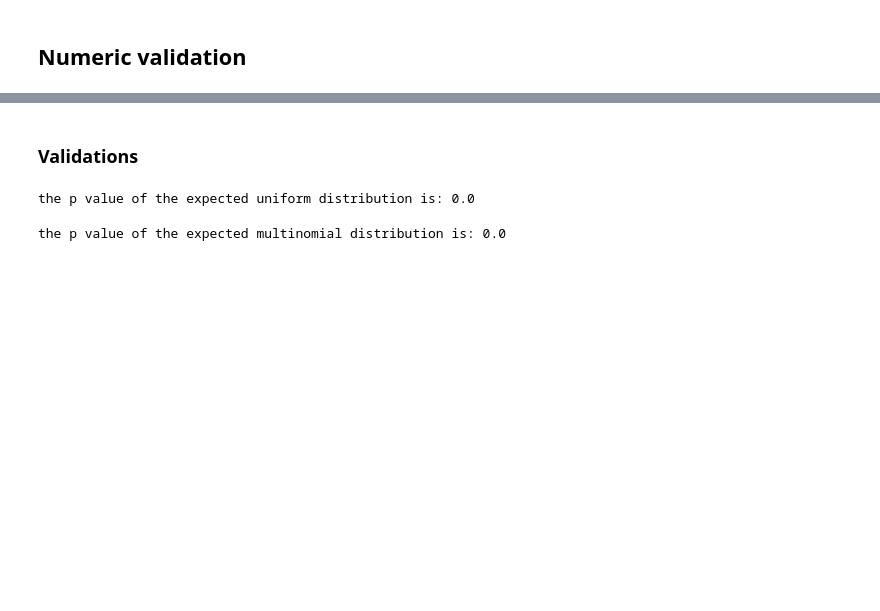
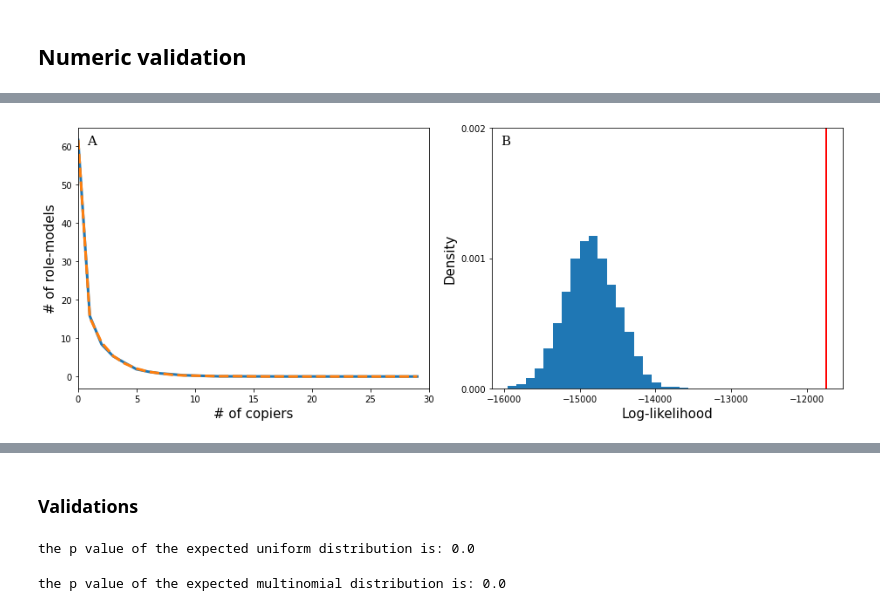
Before and after one commit to yoavram-lab/PrestigeBias, a Jupyter notebook: notebooks/Influence_model.ipynb, the cells around one changed output, grey strips where cells are left out. Saved outputs shown, nothing was run; the diff lists cells and outputs as text; code cells hidden in the pictures; blank space fills up the shorter version.

```diff
--- a/notebooks/Influence_model.ipynb
+++ b/notebooks/Influence_model.ipynb
@@ -171,0 +302,29 @@ def chi_squared_p_val(o,e):
+# %%
+fig, axs = plt.subplot_mosaic([['a','b']],figsize=[13,5])
+
+idx = hists_DMs_avg
+rel_error = abs(hists_DMs_avg-hists_dists_avg)[:30]/hists_DMs_avg[:30]
+axs['a'].plot(range(30), hists_dists_avg[:30], '-', markersize=2, lw=3, label='Model')
+axs['a'].plot(range(30), hists_DMs_avg[:30], '--', markersize=2, lw=3, label='DM')
+axs['a'].set_xlabel('# of copiers',fontsize=15)
+axs['a'].set_ylabel('# of role-models',fontsize=15);
+axs['a'].set_xlim(0,30)
+
+
+axs['b'].hist(lls, 20, density=True)
+axs['b'].axvline(loglik(prestige, np.array(DMs)), color='r', lw=2);
+axs['b'].set_xlabel('Log-likelihood',fontsize=15)
+axs['b'].set_ylabel('Density',fontsize=15);
+axs['b'].set_yticks([0, 0.001, 0.002])
+
+for label, ax in axs.items():
+    # label physical distance in and down:
+    trans = mtransforms.ScaledTranslation(10/72, -5/72, fig.dpi_scale_trans)
+    ax.text(0.001, 0.99, label.upper(), transform=ax.transAxes + trans,
+        fontsize=15, verticalalignment='top', fontfamily='serif',
+        bbox=dict(facecolor='none', edgecolor='none'))
+
+fig.tight_layout()
+plt.savefig('figures/DM_validation.pdf')
+# %% [output]
+[figure, added]
```
Also changed, not shown: parts of 52 cells of this notebook.
